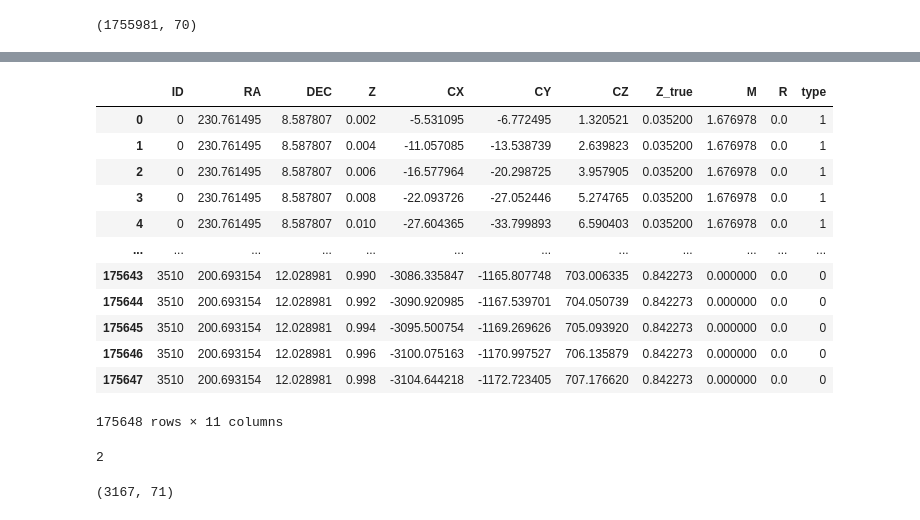
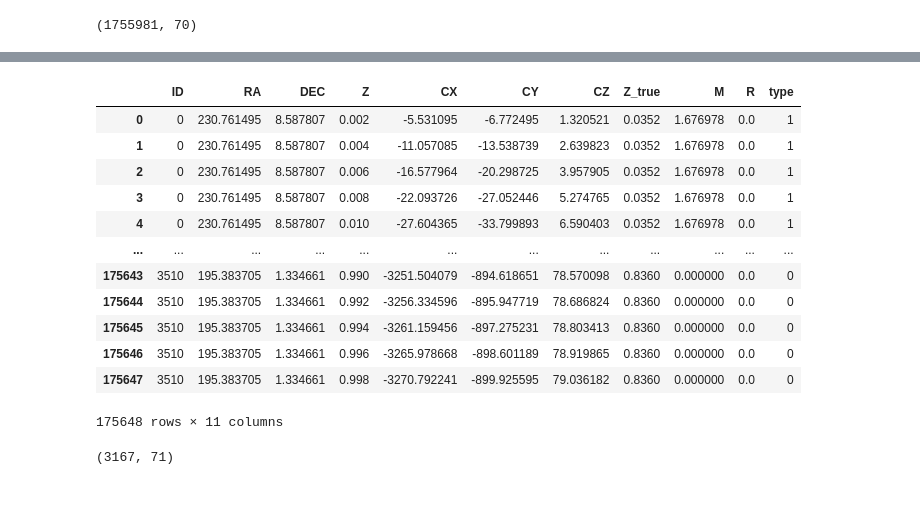
Before and after one commit to SVasi1yev/MSU_filaments_seg, a Jupyter notebook: ACT_05.ipynb, the cells around one changed output, grey strips where cells are left out. Cells and saved outputs as stored; diff of their text form; code cells hidden in the pictures.

```diff
--- a/ACT_05.ipynb
+++ b/ACT_05.ipynb
@@ -183,7 +192,7 @@ clusters
 # %%
 sigmas = [round(i, 1) for i in np.arange(0.2, 14.2, 0.2)]
 # %%
-f_name = 'ACT_05_dists.npy'
+f_name = 'ACT_05_dists_without_noise.npy'
 if os.path.exists(f_name):
     with open(f_name, 'rb') as f:
         dists = np.load(f)
@@ -203,6 +212,12 @@ else:
 print(dists.shape)
 # %% [output]
 (3519, 70)
+# %%
+clusters_to_save = clusters.copy()
+for i, sigma in enumerate(sigmas):
+    clusters_to_save[f'd_{sigma}'] = dists[:, i]
+
+clusters_to_save.to_csv('ACT_clusters.csv', index=False)
 # %%
 z = [round(i, 4) for i in np.arange(0.002, 1.0, 0.002)]
 
@@ -263,0 +285,13 @@ print(dists_ext.shape)
+# %%
+true_m_mask = true_clusters['M'] > 0
+print(true_m_mask.sum())
+false_m_mask = np.array([False] * false_clusters.shape[0])
+false_m_mask[::] = True
+m_mask = np.concatenate((true_m_mask, false_m_mask))
+z_mask = clusters['Z'] < 1.1
+
+full_mask = m_mask * z_mask
+
+clusters_f = clusters.loc[full_mask].copy()
+
+clusters_f[clusters_f['type'] == 1].shape
@@ -265,12 +302,12 @@ print(dists_ext.shape)
 TEST_RATIO = 0.1
 select_step = int(1.01 // TEST_RATIO)
 
-mask = np.array([True] * clusters.shape[0])
+mask = np.array([True] * clusters_f.shape[0])
 mask[::select_step] = False
 
-train_clusters = clusters.loc[mask]
+train_clusters = clusters_f.loc[mask].copy()
 train_clusters.reset_index(drop=True, inplace=True)
-test_clusters = clusters.loc[~mask]
+test_clusters = clusters_f.loc[~mask].copy()
 test_clusters.reset_index(drop=True, inplace=True)
 # %%
 train_clusters
@@ -324,31 +362,46 @@ train_clusters_ext
 1580333 rows × 11 columns
 # %%
-test_clusters_ext = clusters_ext[clusters_ext['ID'].isin(test_clusters['ID'])]
+test_mask_ext = clusters_ext['ID'].isin(test_clusters['ID'])
+test_clusters_ext = clusters_ext[test_mask_ext].copy()
 test_clusters_ext.reset_index(drop=True, inplace=True)
 test_clusters_ext
 # %% [output]
 |  | ID | RA | DEC | Z | CX | CY | CZ | Z_true | M | R | type |
-| 0 | 0 | 230.761495 | 8.587807 | 0.002 | -5.531095 | -6.772495 | 1.320521 | 0.035200 | 1.676978 | 0.0 | 1 |
-| 1 | 0 | 230.761495 | 8.587807 | 0.004 | -11.057085 | -13.538739 | 2.639823 | 0.035200 | 1.676978 | 0.0 | 1 |
-| 2 | 0 | 230.761495 | 8.587807 | 0.006 | -16.577964 | -20.298725 | 3.957905 | 0.035200 | 1.676978 | 0.0 | 1 |
-| 3 | 0 | 230.761495 | 8.587807 | 0.008 | -22.093726 | -27.052446 | 5.274765 | 0.035200 | 1.676978 | 0.0 | 1 |
-| 4 | 0 | 230.761495 | 8.587807 | 0.010 | -27.604365 | -33.799893 | 6.590403 | 0.035200 | 1.676978 | 0.0 | 1 |
+| 0 | 0 | 230.761495 | 8.587807 | 0.002 | -5.531095 | -6.772495 | 1.320521 | 0.0352 | 1.676978 | 0.0 | 1 |
+| 1 | 0 | 230.761495 | 8.587807 | 0.004 | -11.057085 | -13.538739 | 2.639823 | 0.0352 | 1.676978 | 0.0 | 1 |
+| 2 | 0 | 230.761495 | 8.587807 | 0.006 | -16.577964 | -20.298725 | 3.957905 | 0.0352 | 1.676978 | 0.0 | 1 |
+| 3 | 0 | 230.761495 | 8.587807 | 0.008 | -22.093726 | -27.052446 | 5.274765 | 0.0352 | 1.676978 | 0.0 | 1 |
+| 4 | 0 | 230.761495 | 8.587807 | 0.010 | -27.604365 | -33.799893 | 6.590403 | 0.0352 | 1.676978 | 0.0 | 1 |
 | ... | ... | ... | ... | ... | ... | ... | ... | ... | ... | ... | ... |
-| 175643 | 3510 | 200.693154 | 12.028981 | 0.990 | -3086.335847 | -1165.807748 | 703.006335 | 0.842273 | 0.000000 | 0.0 | 0 |
-| 175644 | 3510 | 200.693154 | 12.028981 | 0.992 | -3090.920985 | -1167.539701 | 704.050739 | 0.842273 | 0.000000 | 0.0 | 0 |
-| 175645 | 3510 | 200.693154 | 12.028981 | 0.994 | -3095.500754 | -1169.269626 | 705.093920 | 0.842273 | 0.000000 | 0.0 | 0 |
-| 175646 | 3510 | 200.693154 | 12.028981 | 0.996 | -3100.075163 | -1170.997527 | 706.135879 | 0.842273 | 0.000000 | 0.0 | 0 |
-| 175647 | 3510 | 200.693154 | 12.028981 | 0.998 | -3104.644218 | -1172.723405 | 707.176620 | 0.842273 | 0.000000 | 0.0 | 0 |
+| 175643 | 3510 | 195.383705 | 1.334661 | 0.990 | -3251.504079 | -894.618651 | 78.570098 | 0.8360 | 0.000000 | 0.0 | 0 |
+| 175644 | 3510 | 195.383705 | 1.334661 | 0.992 | -3256.334596 | -895.947719 | 78.686824 | 0.8360 | 0.000000 | 0.0 | 0 |
+| 175645 | 3510 | 195.383705 | 1.334661 | 0.994 | -3261.159456 | -897.275231 | 78.803413 | 0.8360 | 0.000000 | 0.0 | 0 |
+| 175646 | 3510 | 195.383705 | 1.334661 | 0.996 | -3265.978668 | -898.601189 | 78.919865 | 0.8360 | 0.000000 | 0.0 | 0 |
+| 175647 | 3510 | 195.383705 | 1.334661 | 0.998 | -3270.792241 | -899.925595 | 79.036182 | 0.8360 | 0.000000 | 0.0 | 0 |
 175648 rows × 11 columns
 # %%
 FOLDS_NUM = 2
 
 train_ID, train_Y = train_clusters['ID'], train_clusters['type']
 
-skf = StratifiedKFold(n_splits=FOLDS_NUM)
-skf.get_n_splits(train_ID, train_Y)
+folds = {
+    'norm': [],
+    'ext': []
+}
+for i in range(FOLDS_NUM):
+    test_index = list(range(i, train_clusters.shape[0], 2))
+    train_index = set(range(train_clusters.shape[0])) - set(test_index)
+    train_index = sorted(train_index)
+    folds['norm'].append((train_index.copy(), test_index.copy()))
+
+    m = train_clusters_ext['ID'].isin(train_clusters.iloc[test_index]['ID'])
+    test_index_ext = train_clusters_ext.index[m]
+    train_index_ext = set(range(train_clusters_ext.shape[0])) - set(test_index_ext)
+    train_index_ext = sorted(train_index_ext)
+    folds['ext'].append((train_index_ext.copy(), test_index_ext.copy()))
+
+# skf = StratifiedKFold(n_splits=FOLDS_NUM)
+# skf.get_n_splits(train_ID, train_Y)
-# %% [output]
-2
 # %%
 train_feas = np.concatenate(
     (dists[train_clusters['ID'].values], train_clusters['Z'].values.reshape(-1, 1)), axis=1
```
Also changed, not shown: parts of 58 cells of this notebook, 1 other file.
